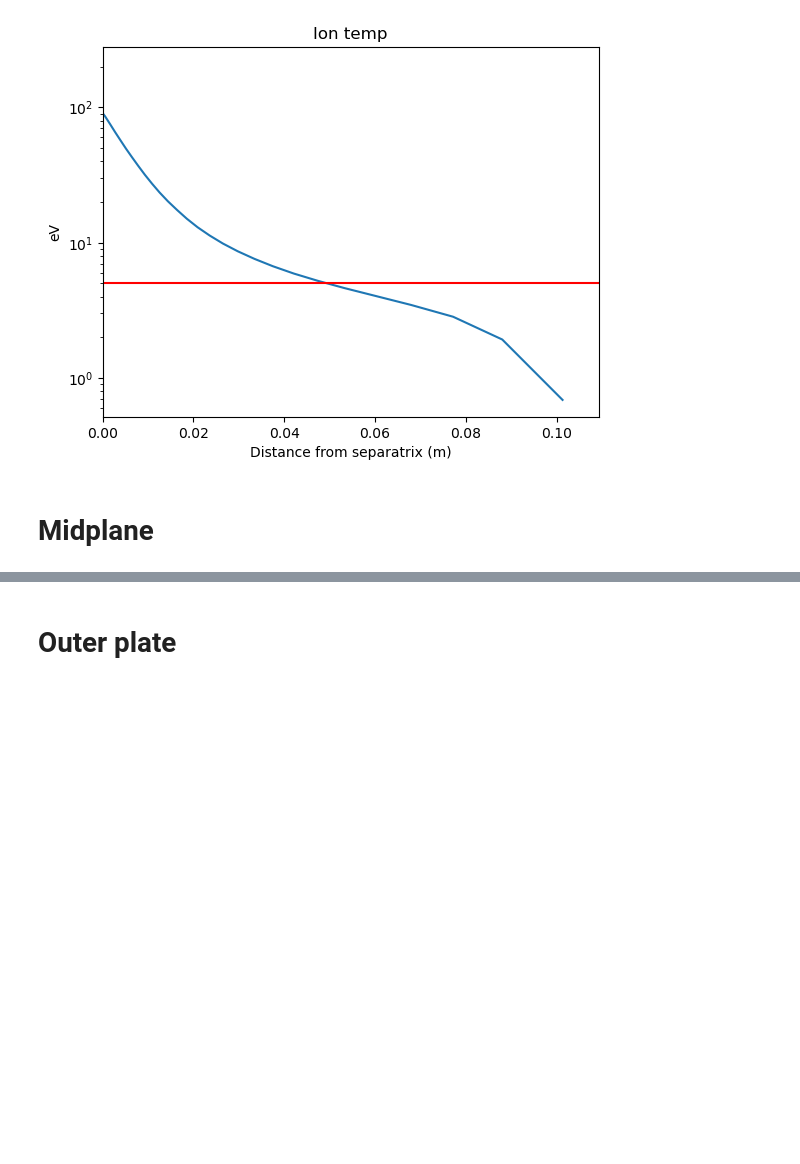
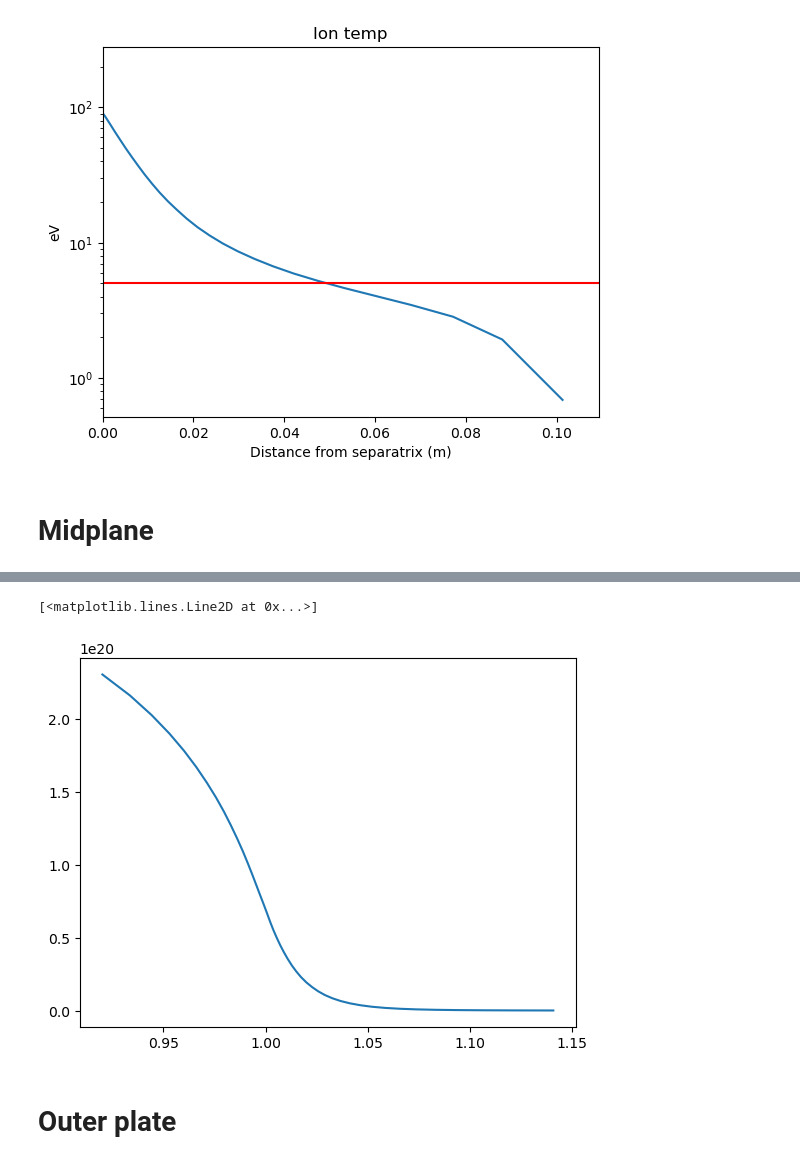
Before and after one commit to KasaiYuki/UETOOLS-Reactor, a Jupyter notebook: jupyter/MANTA_final_baseline/main.ipynb, the cells around one changed output, grey strips where cells are left out. Drawn from its saved outputs; the diff is of its cells as text; code cells hidden in the pictures; blank space fills up the shorter version.

```diff
--- a/jupyter/MANTA_final_baseline/main.ipynb
+++ b/jupyter/MANTA_final_baseline/main.ipynb
@@ -542,12 +540,18 @@ Text(0.5, 1.0, 'Elc density Outer Midplane')
 # %%
 rho = (com.yylb[1:-1] / 0.72) + 1
 n_e = bbb.ne[31,1:-1].reshape(44)
 rho = rho.reshape(44)
 np.savetxt('midplane_ne.csv', np.vstack((rho,n_e)).T, delimiter=', ')
 t_i = bbb.ti[31,1:-1].reshape(44)
 t_e = bbb.te[31,1:-1].reshape(44)
+n_i = bbb.ni[31,1:-1,0].reshape(44)
 np.savetxt('midplane_ti.csv', np.vstack((rho,t_i)).T, delimiter=', ')
 np.savetxt('midplane_te.csv', np.vstack((rho,t_e)).T, delimiter=', ')
+np.savetxt('outmidplane_ni.csv', np.vstack((rho,n_i)).T, delimiter=', ')
+plt.plot(rho, n_i)
+# %% [output]
+[<matplotlib.lines.Line2D at 0x...>]
+[figure, added]
 # %% [markdown]
 # Outer plate
 # %%
```
Also changed, not shown: parts of 12 cells of this notebook, 7 other files.
